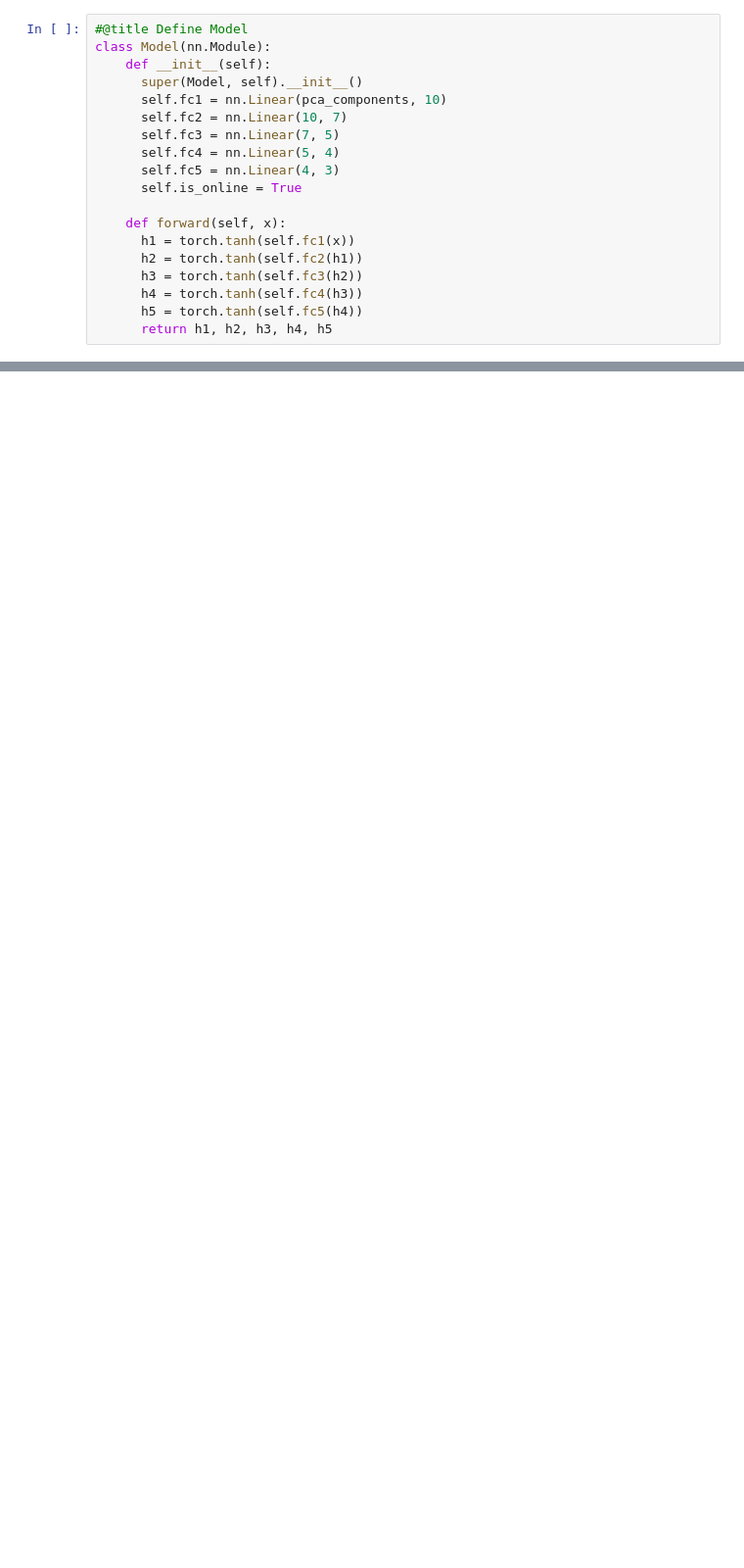
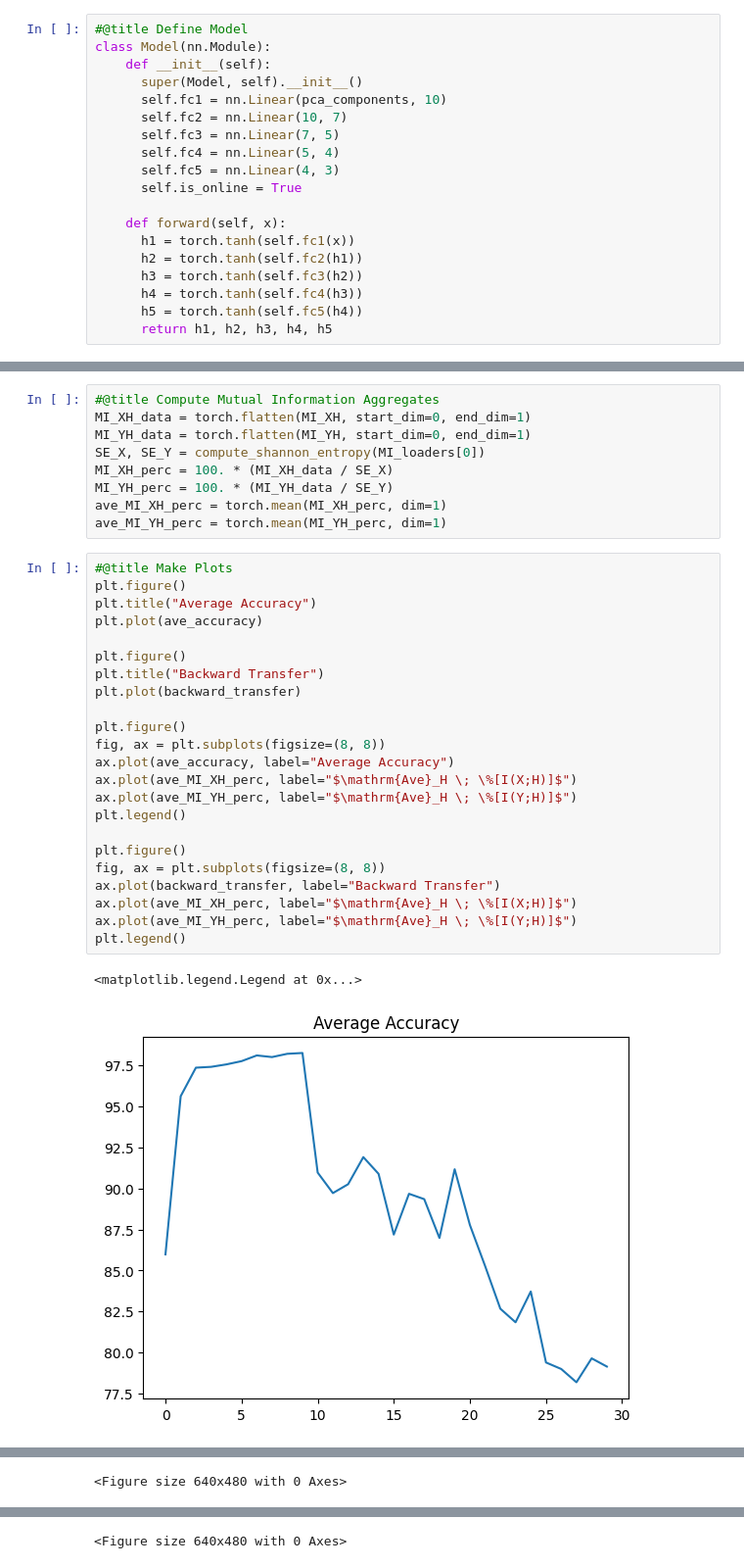
Before and after one commit to prasanthyss/MAT1510_Project-, a Jupyter notebook: online_continual_learning.ipynb, the cells around one changed output, grey strips where cells are left out. Shown at 98% size. Cells and saved outputs as stored; diff of their text form; blank space fills up the shorter version.

Commit message:
Added more test steps in online experiment. Aded some plots.

```diff
--- a/online_continual_learning.ipynb
+++ b/online_continual_learning.ipynb
@@ -444,0 +467,35 @@ plt.plot(backward_transfer)
+# %%
+#@title Compute Mutual Information Aggregates
+MI_XH_data = torch.flatten(MI_XH, start_dim=0, end_dim=1)
+MI_YH_data = torch.flatten(MI_YH, start_dim=0, end_dim=1)
+SE_X, SE_Y = compute_shannon_entropy(MI_loaders[0])
+MI_XH_perc = 100. * (MI_XH_data / SE_X)
+MI_YH_perc = 100. * (MI_YH_data / SE_Y)
+ave_MI_XH_perc = torch.mean(MI_XH_perc, dim=1)
+ave_MI_YH_perc = torch.mean(MI_YH_perc, dim=1)
+# %%
+#@title Make Plots
+plt.figure()
+plt.title("Average Accuracy")
+plt.plot(ave_accuracy)
+
+plt.figure()
+plt.title("Backward Transfer")
+plt.plot(backward_transfer)
+
+plt.figure()
+fig, ax = plt.subplots(figsize=(8, 8))
+ax.plot(ave_accuracy, label="Average Accuracy")
+ax.plot(ave_MI_XH_perc, label="$\mathrm{Ave}_H \; \%[I(X;H)]$")
+ax.plot(ave_MI_YH_perc, label="$\mathrm{Ave}_H \; \%[I(Y;H)]$")
+plt.legend()
+
+plt.figure()
+fig, ax = plt.subplots(figsize=(8, 8))
+ax.plot(backward_transfer, label="Backward Transfer")
+ax.plot(ave_MI_XH_perc, label="$\mathrm{Ave}_H \; \%[I(X;H)]$")
+ax.plot(ave_MI_YH_perc, label="$\mathrm{Ave}_H \; \%[I(Y;H)]$")
+plt.legend()
+# %% [output]
+<matplotlib.legend.Legend at 0x...>
+[figure, added]
@@ -444,0 +503 @@ plt.plot(backward_transfer)
+<Figure size 640x480 with 0 Axes>
@@ -444,0 +505 @@ plt.plot(backward_transfer)
+<Figure size 640x480 with 0 Axes>
```
Also changed, not shown: parts of 9 cells of this notebook.
